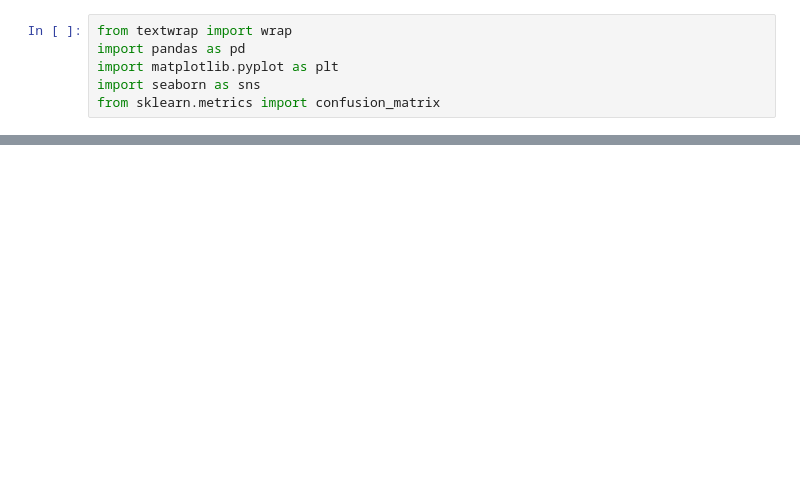
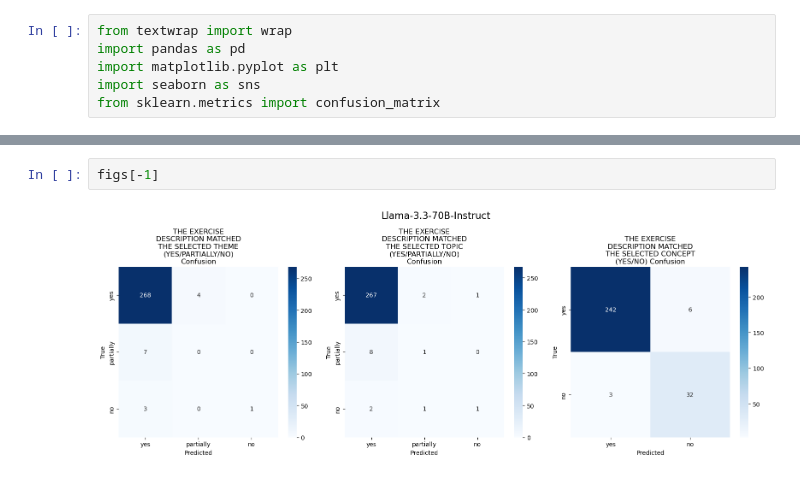
Before and after one commit to AleksiKaa/mscthesis, a Jupyter notebook: src/notebooks/plots/create_plot.ipynb, the cells around one changed output, grey strips where cells are left out. Cells and saved outputs as stored; diff of their text form; blank space fills up the shorter version.

```diff
--- a/src/notebooks/plots/create_plot.ipynb
+++ b/src/notebooks/plots/create_plot.ipynb
@@ -67,0 +149,4 @@ plt.show()
+# %%
+figs[-1]
+# %% [output]
+[figure, added]
```
Also changed, not shown: parts of 10 cells of this notebook, 3 other files.
